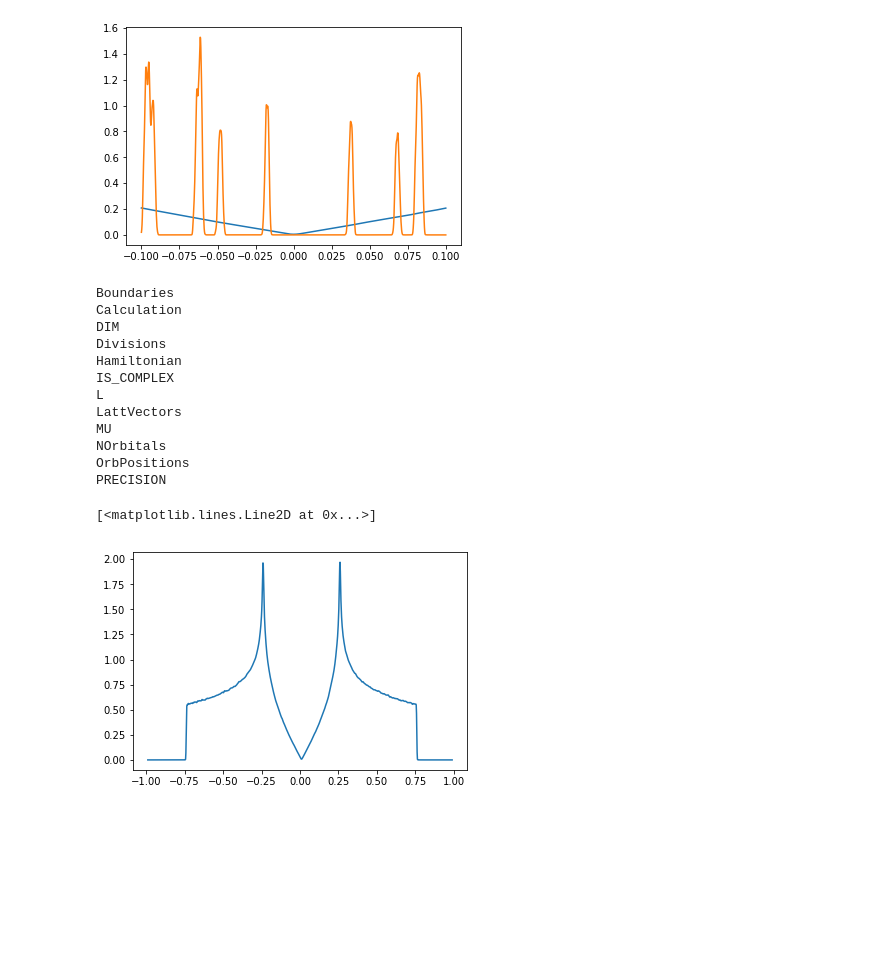
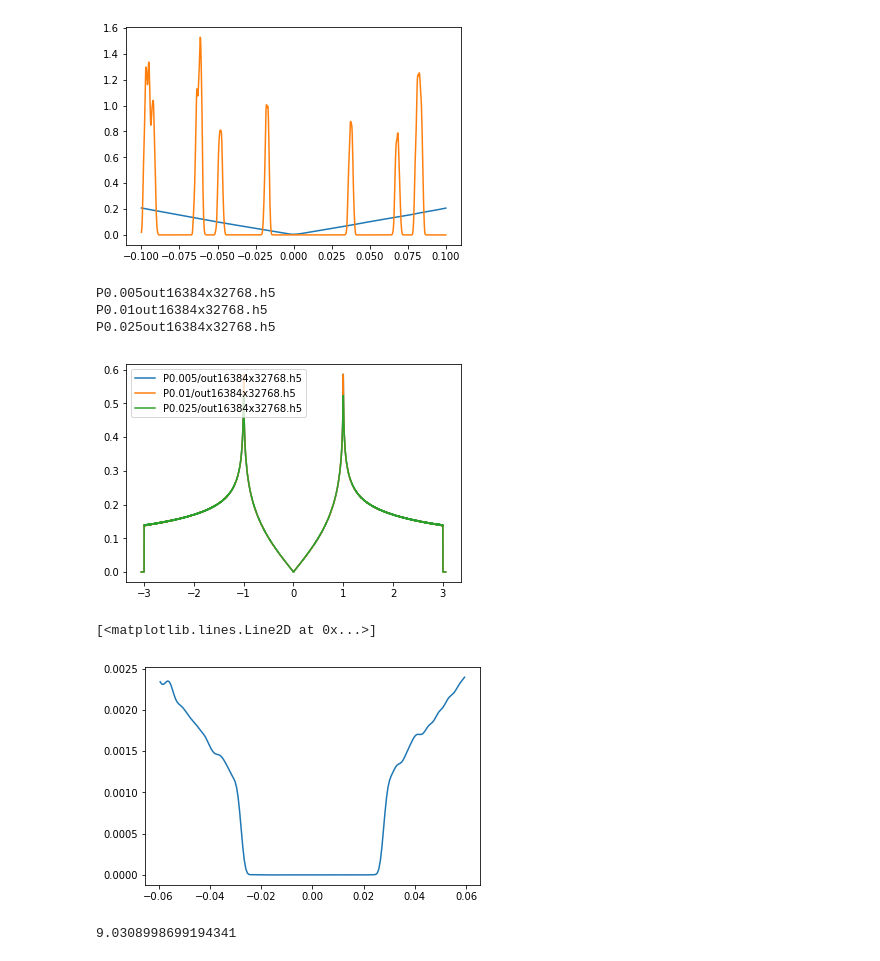
Before and after one commit to quantum-kite/kite, a Jupyter notebook: Test Data.ipynb, the cells around one changed output. Drawn from its saved outputs; the diff is of its cells as text; code cells hidden in the pictures; blank space fills up the shorter version.

```diff
--- a/Test Data.ipynb
+++ b/Test Data.ipynb
@@ -85,41 +85,65 @@ plt.plot(en,2*dosp/np.pi/np.sqrt(1. - en**2), en,2*dos/np.pi/np.sqrt(1. - en**2)
 [<matplotlib.lines.Line2D at 0x...>,
  <matplotlib.lines.Line2D at 0x...>]
 [figure]
+# %%
+import numpy as np
+import h5py
+import matplotlib.pyplot as plt
+import glob
+%matplotlib inline
+def gJ(n,M):
+    p = np.pi/(M + 1)
+    return ((M - n + 1) *np.cos(p * n) + np.sin(p*n)*np.cos(p)/np.sin(p))/(M+1)
+
+
+for filename in glob.iglob('P*/out16384x32768.h5'):
+    f = h5py.File(filename, "r")
+    mu = f['MU'][:]
+    f.close()
+    print(filename.replace('/',''))
+
+    en = np.linspace(-0.999,0.999,20000)
+    T = np.array([1 + 0*en, en])
+    dos = 0.5 * mu[0] * T[0] *gJ(0,mu.size) + mu[1]*T[1]*gJ(1,mu.size)
+    for i in range(2,mu.size):
+        T[i%2] = 2* en * T[(i - 1)%2] - T[i%2]
+        dos = dos + mu[i] * T[i%2]*gJ(i,mu.size)
+    plt.plot(en /0.326797, 2*np.real(dos)/np.pi/np.sqrt(1. - en**2)*0.326797,label=filename)
+    np.savetxt(filename.replace('/','').replace('h5','dat'), np.array([en/0.326797, 2*np.real(dos)/np.pi/np.sqrt(1. - en**2)*0.326797]).transpose())
+plt.legend(loc='upper left')
+plt.show()
+# %% [output]
+P0.005out16384x32768.h5
+P0.01out16384x32768.h5
+P0.025out16384x32768.h5
+[figure, added]
 # %%
 import numpy as np
 import h5py
 import matplotlib.pyplot as plt
+import glob
 %matplotlib inline
-f = h5py.File("test_f.h5", "r")
-mu = f['MU'][:]
-
-for it in f:
-    print(it)
-f.close()
-
 def gJ(n,M):
     p = np.pi/(M + 1)
     return ((M - n + 1) *np.cos(p * n) + np.sin(p*n)*np.cos(p)/np.sin(p))/(M+1)
 
-en = np.linspace(-0.99,0.99,1000)
+
+f = h5py.File("P0.025/out16384x16384.h5", "r")
+mu = f['MU'][:]
+f.close()
+
+
+en = np.linspace(-0.009,0.009,200)
 T = np.array([1 + 0*en, en])
 dos = 0.5 * mu[0] * T[0] *gJ(0,mu.size) + mu[1]*T[1]*gJ(1,mu.size)
 for i in range(2,mu.size):
     T[i%2] = 2* en * T[(i - 1)%2] - T[i%2]
     dos = dos + mu[i] * T[i%2]*gJ(i,mu.size)
-plt.plot(en,2*np.real(dos)/np.pi/np.sqrt(1. - en**2))
+plt.plot(en * 3.3*2, 2*np.real(dos)/np.pi/np.sqrt(1. - en**2)/3.3/2)
 # %% [output]
-Boundaries
-Calculation
-DIM
-Divisions
-Hamiltonian
-IS_COMPLEX
-L
-LattVectors
-MU
-NOrbitals
-OrbPositions
-PRECISION
+[<matplotlib.lines.Line2D at 0x...>]
-[<matplotlib.lines.Line2D at 0x...>]
-[figure, old version]
+[figure, new version]
+# %%
+np.log(16384*4*16384)/np.log(10)
+# %% [output]
+9.0308998699194341
```
Also changed, not shown: 8 other files.
